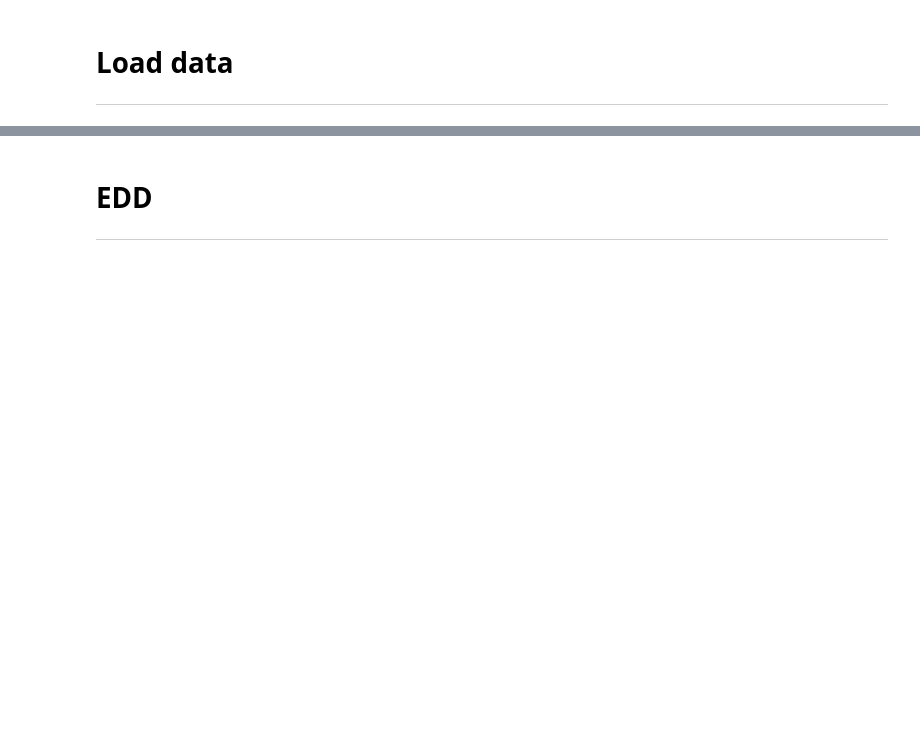
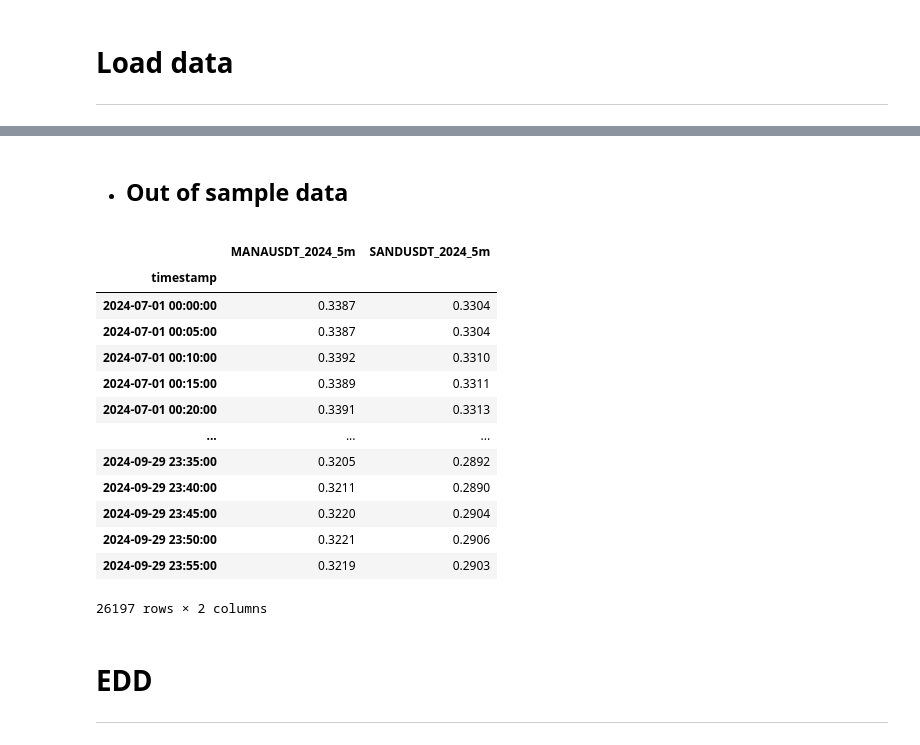
Before and after one commit to alexandrosdp/PairsTrading, a Jupyter notebook: deep_q_learning_improved.ipynb, the cells around one changed output, grey strips where cells are left out. Cells and saved outputs as stored; diff of their text form; code cells hidden in the pictures; blank space fills up the shorter version.

```diff
--- a/deep_q_learning_improved.ipynb
+++ b/deep_q_learning_improved.ipynb
@@ -39,3 +57,26 @@ prices = prices[['MANAUSDT_2024_5m', 'SANDUSDT_2024_5m']]
+# %% [markdown]
+* ## Out of sample data
+# %%
+prices_out_of_sample = pd.read_csv('tardis_data/final_out_of_sample_dataset_5min/final_out_of_sample_dataset_5min.csv', index_col=0, parse_dates=True)
+
+#Filter for MANAUSDT_2024_5m ~ SANDUSDT_2024_5m
+prices_out_of_sample = prices_out_of_sample[['MANAUSDT_2024_5m', 'SANDUSDT_2024_5m']]
+prices_out_of_sample
+# %% [output]
+|  | MANAUSDT_2024_5m | SANDUSDT_2024_5m |
+| timestamp |  |  |
+| 2024-07-01 00:00:00 | 0.3387 | 0.3304 |
+| 2024-07-01 00:05:00 | 0.3387 | 0.3304 |
+| 2024-07-01 00:10:00 | 0.3392 | 0.3310 |
+| 2024-07-01 00:15:00 | 0.3389 | 0.3311 |
+| 2024-07-01 00:20:00 | 0.3391 | 0.3313 |
+| ... | ... | ... |
+| 2024-09-29 23:35:00 | 0.3205 | 0.2892 |
+| 2024-09-29 23:40:00 | 0.3211 | 0.2890 |
+| 2024-09-29 23:45:00 | 0.3220 | 0.2904 |
+| 2024-09-29 23:50:00 | 0.3221 | 0.2906 |
+| 2024-09-29 23:55:00 | 0.3219 | 0.2903 |
+26197 rows × 2 columns
 # %% [markdown]
 # EDD
 ---
```
Also changed, not shown: parts of 3 cells of this notebook, 7 other files.
